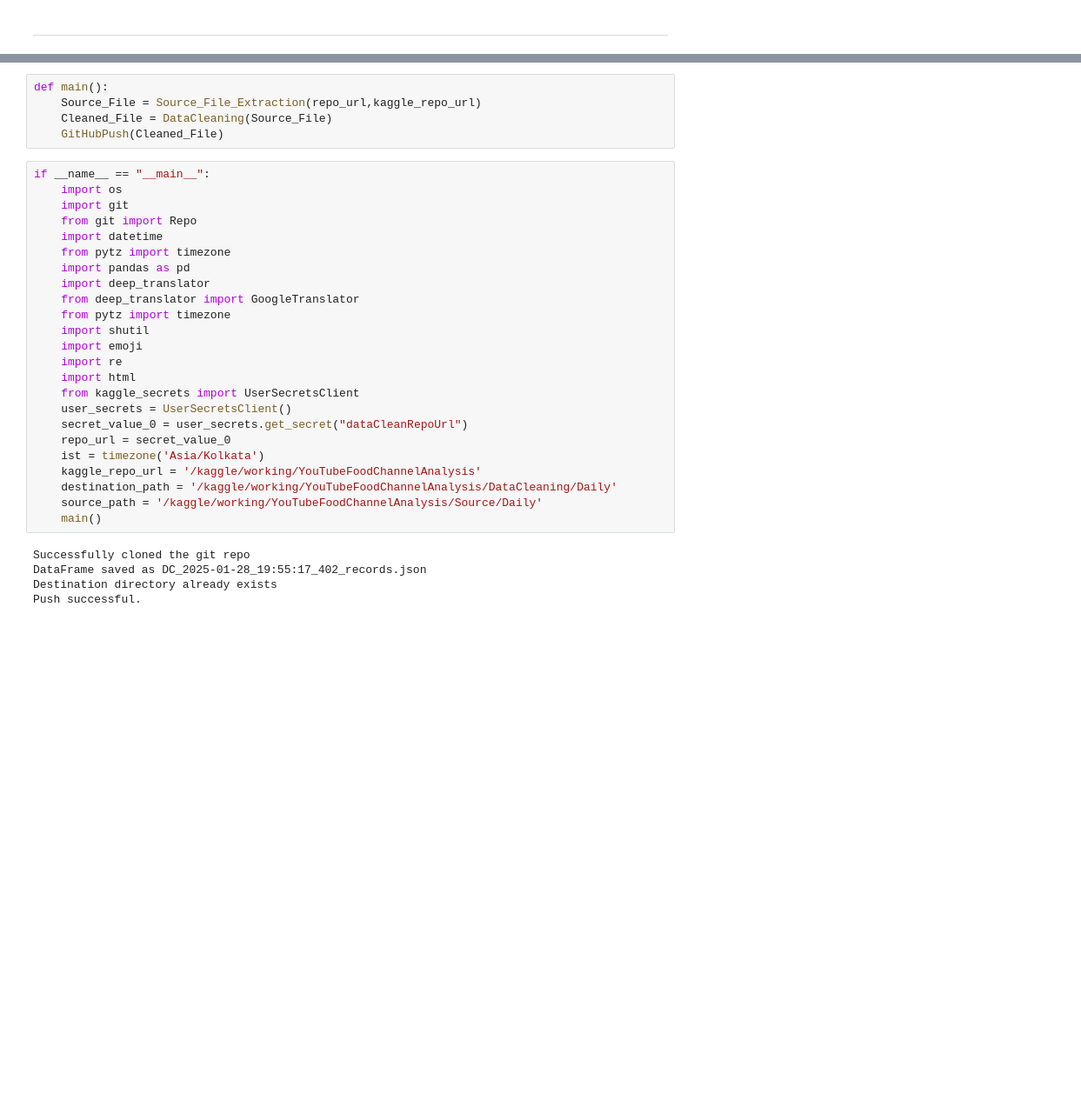
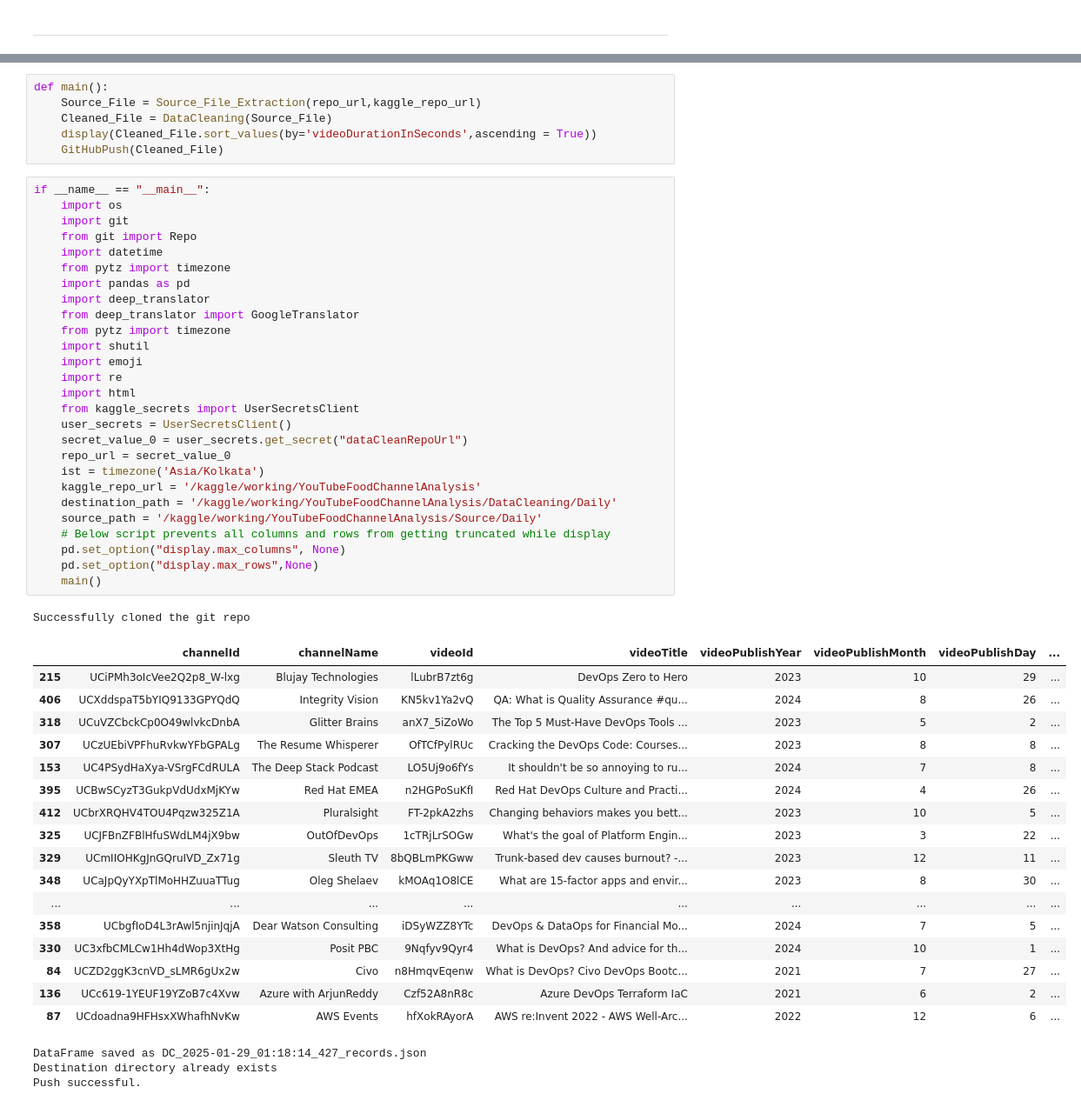
Before and after one commit to darshanabk/YouTube-Trends, a Jupyter notebook: data-cleaning.ipynb, the cells around one changed output, grey strips where cells are left out. Shown at 87% size. Drawn from its saved outputs; the diff is of its cells as text; blank space fills up the shorter version.

Commit message:
Kaggle Notebook | Data Cleaning | Version 13

```diff
--- a/data-cleaning.ipynb
+++ b/data-cleaning.ipynb
@@ -146,33 +146,54 @@ def GitHubPush(Target_File_EN):
 def main():
     Source_File = Source_File_Extraction(repo_url,kaggle_repo_url)
     Cleaned_File = DataCleaning(Source_File)
+    display(Cleaned_File.sort_values(by='videoDurationInSeconds',ascending = True))
     GitHubPush(Cleaned_File)
 # %%
 if __name__ == "__main__":
     import os
     import git
     from git import Repo
     import datetime
     from pytz import timezone
     import pandas as pd
     import deep_translator
     from deep_translator import GoogleTranslator
     from pytz import timezone
     import shutil
     import emoji
     import re
     import html
     from kaggle_secrets import UserSecretsClient
     user_secrets = UserSecretsClient()
     secret_value_0 = user_secrets.get_secret("dataCleanRepoUrl")
     repo_url = secret_value_0
     ist = timezone('Asia/Kolkata')
     kaggle_repo_url = '/kaggle/working/YouTubeFoodChannelAnalysis'
     destination_path = '/kaggle/working/YouTubeFoodChannelAnalysis/DataCleaning/Daily'
     source_path = '/kaggle/working/YouTubeFoodChannelAnalysis/Source/Daily'
+    # Below script prevents all columns and rows from getting truncated while display
+    pd.set_option("display.max_columns", None)
+    pd.set_option("display.max_rows",None)
     main()
 # %% [output]
 Successfully cloned the git repo
-DataFrame saved as DC_2025-01-28_19:55:17_402_records.json
-Destination directory already exists
-Push successful.
+|  | channelId | channelName | videoId | videoTitle | videoPublishYear | videoPublishMonth | videoPublishDay | ... |
+| 215 | UCiPMh3oIcVee2Q2p8_W-lxg | Blujay Technologies | lLubrB7zt6g | DevOps Zero to Hero | 2023 | 10 | 29 | ... |
+| 406 | UCXddspaT5bYIQ9133GPYQdQ | Integrity Vision | KN5kv1Ya2vQ | QA: What is Quality Assurance #qu... | 2024 | 8 | 26 | ... |
+| 318 | UCuVZCbckCp0O49wlvkcDnbA | Glitter Brains | anX7_5iZoWo | The Top 5 Must-Have DevOps Tools ... | 2023 | 5 | 2 | ... |
+| 307 | UCzUEbiVPFhuRvkwYFbGPALg | The Resume Whisperer | OfTCfPylRUc | Cracking the DevOps Code: Courses... | 2023 | 8 | 8 | ... |
+| 153 | UC4PSydHaXya-VSrgFCdRULA | The Deep Stack Podcast | LO5Uj9o6fYs | It shouldn't be so annoying to ru... | 2024 | 7 | 8 | ... |
+| 395 | UCBwSCyzT3GukpVdUdxMjKYw | Red Hat EMEA | n2HGPoSuKfI | Red Hat DevOps Culture and Practi... | 2024 | 4 | 26 | ... |
+| 412 | UCbrXRQHV4TOU4Pqzw325Z1A | Pluralsight | FT-2pkA2zhs | Changing behaviors makes you bett... | 2023 | 10 | 5 | ... |
+| 325 | UCJFBnZFBlHfuSWdLM4jX9bw | OutOfDevOps | 1cTRjLrSOGw | What's the goal of Platform Engin... | 2023 | 3 | 22 | ... |
+| 329 | UCmIIOHKgJnGQruIVD_Zx71g | Sleuth TV | 8bQBLmPKGww | Trunk-based dev causes burnout? -... | 2023 | 12 | 11 | ... |
+| 348 | UCaJpQyYXpTlMoHHZuuaTTug | Oleg Shelaev | kMOAq1O8lCE | What are 15-factor apps and envir... | 2023 | 8 | 30 | ... |
+| ... | ... | ... | ... | ... | ... | ... | ... | ... |
+| 358 | UCbgfIoD4L3rAwl5njinJqjA | Dear Watson Consulting | iDSyWZZ8YTc | DevOps & DataOps for Financial Mo... | 2024 | 7 | 5 | ... |
+| 330 | UC3xfbCMLCw1Hh4dWop3XtHg | Posit PBC | 9Nqfyv9Qyr4 | What is DevOps? And advice for th... | 2024 | 10 | 1 | ... |
+| 84 | UCZD2ggK3cnVD_sLMR6gUx2w | Civo | n8HmqvEqenw | What is DevOps? Civo DevOps Bootc... | 2021 | 7 | 27 | ... |
+| 136 | UCc619-1YEUF19YZoB7c4Xvw | Azure with ArjunReddy | Czf52A8nR8c | Azure DevOps Terraform IaC | 2021 | 6 | 2 | ... |
+| 87 | UCdoadna9HFHsxXWhafhNvKw | AWS Events | hfXokRAyorA | AWS re:Invent 2022 - AWS Well-Arc... | 2022 | 12 | 6 | ... |
+DataFrame saved as DC_2025-01-29_01:18:14_427_records.json
+Destination directory already exists
+Push successful.
```
Also changed, not shown: parts of 10 cells of this notebook.
